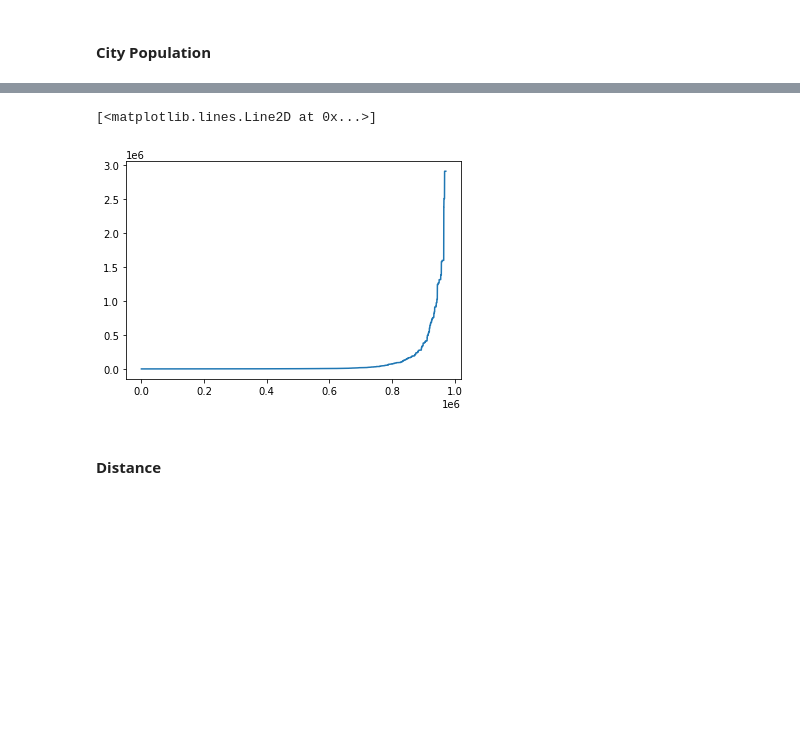
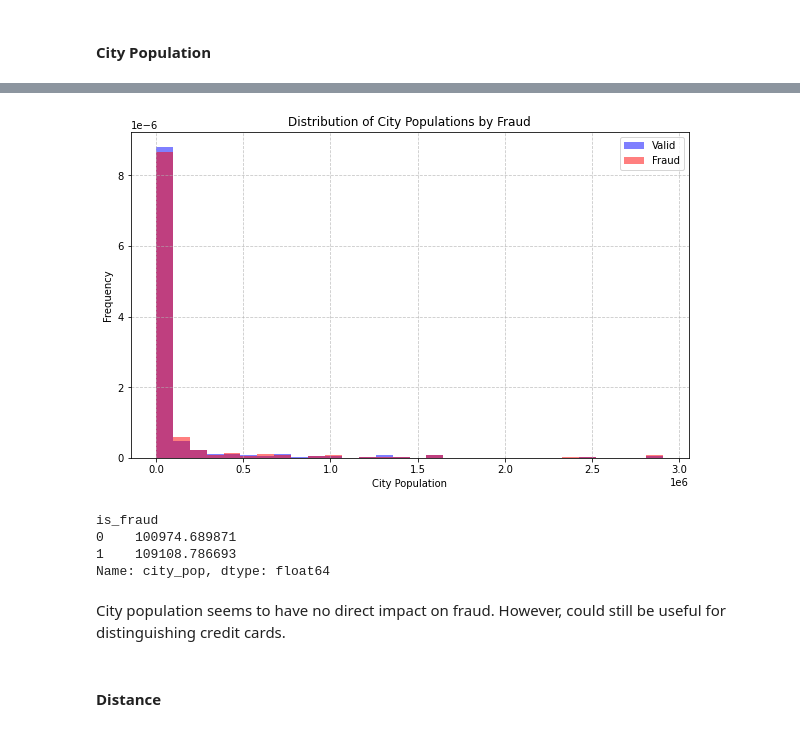
Before and after one commit to anabellafalk/cc_fraud_detection, a Jupyter notebook: eda.ipynb, the cells around one changed output, grey strips where cells are left out. Drawn from its saved outputs; the diff is of its cells as text; code cells hidden in the pictures; blank space fills up the shorter version.

```diff
--- a/eda.ipynb
+++ b/eda.ipynb
@@ -508,7 +526,26 @@ plt.plot(dat_tr[dat_tr['is_fraud'] == 1]['city_pop'].sort_values().values)
-# %%
-plt.plot(dat_tr[dat_tr['is_fraud'] == 0]['city_pop'].sort_values().values)
-# %% [output]
-[<matplotlib.lines.Line2D at 0x...>]
-[figure, removed]
+# %%
+plt.figure(figsize=(10, 6))
+
+plt.hist(dat_tr[dat_tr['is_fraud'] == 0]['city_pop'], bins = 30, alpha = 0.5, density = True, color = 'blue', label = 'Valid')
+plt.hist(dat_tr[dat_tr['is_fraud'] == 1]['city_pop'], bins = 30, alpha = 0.5, density = True, color = 'red', label = 'Fraud')
+
+plt.xlabel('City Population')
+plt.ylabel('Frequency')
+plt.title('Distribution of City Populations by Fraud')
+plt.legend()
+plt.grid(True, linestyle='--', alpha=0.7)
+
+plt.show()
+# %% [output]
+[figure, added]
+# %%
+dat_tr.groupby('is_fraud')['city_pop'].mean()
+# %% [output]
+is_fraud
+0    100974.689871
+1    109108.786693
+Name: city_pop, dtype: float64
+# %% [markdown]
+City population seems to have no direct impact on fraud. However, could still be useful for distinguishing credit cards.
 # %% [markdown]
 #### Distance
```
Also changed, not shown: parts of 39 cells of this notebook.
